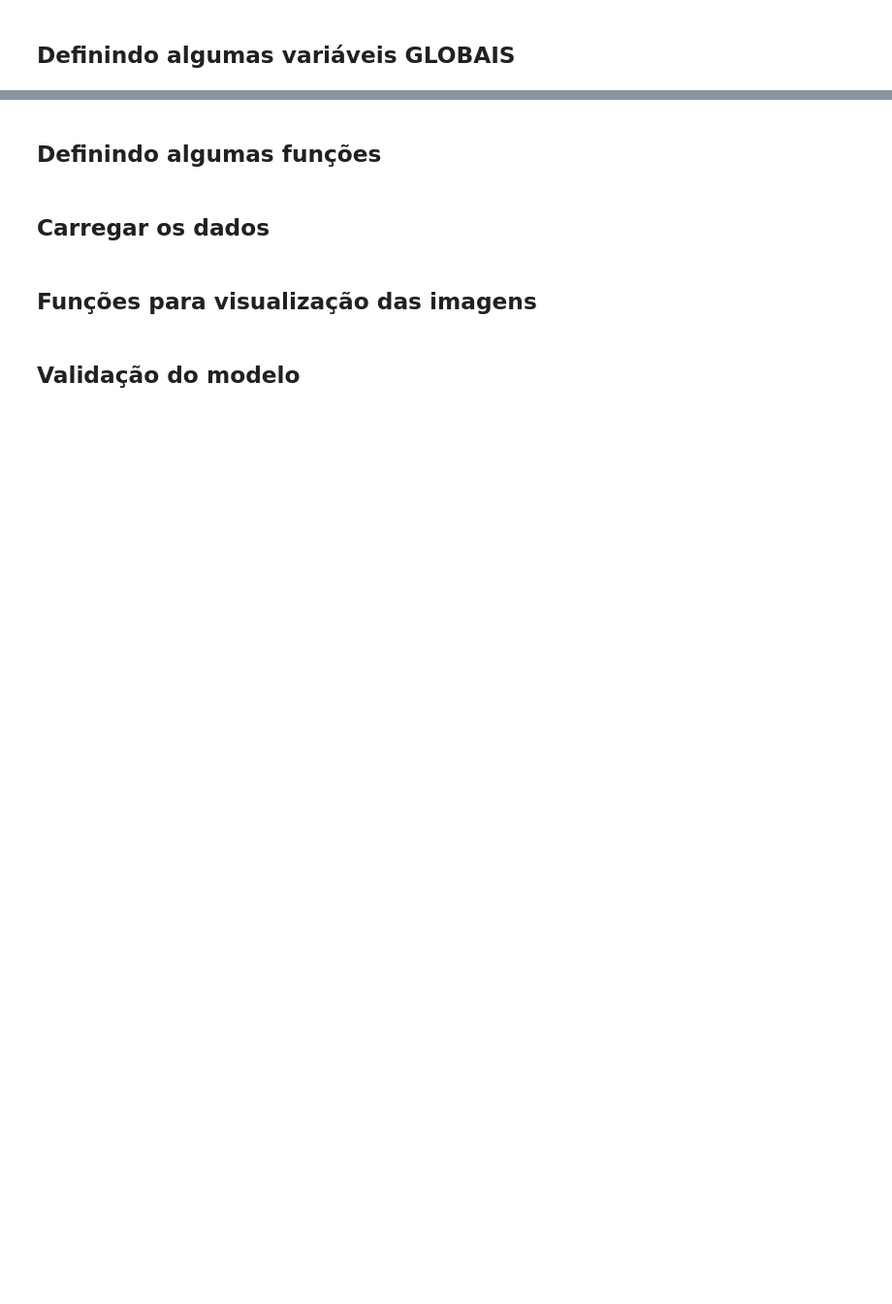
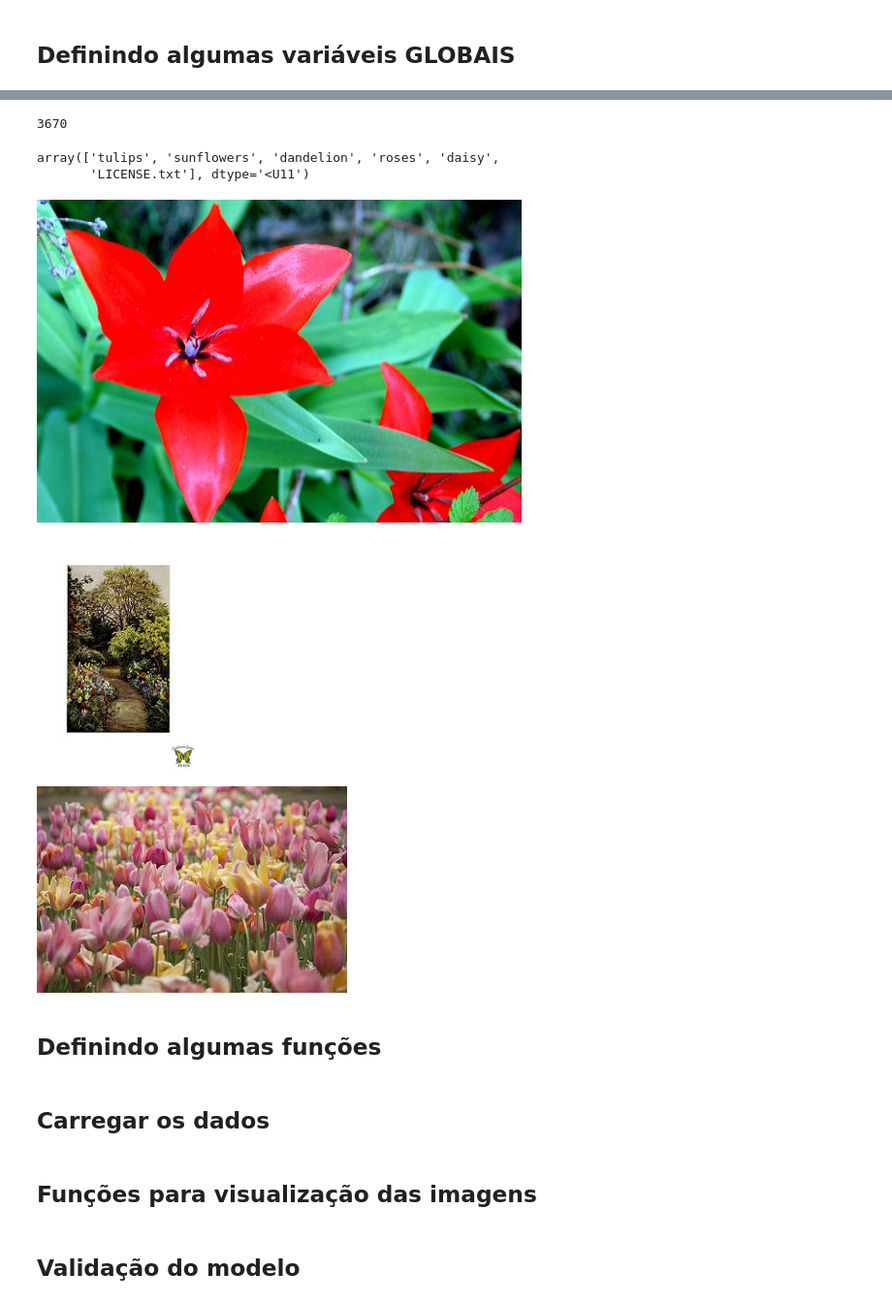
Before and after one commit to RodrigoLima82/bootcamp_igti_machine_learning, a Jupyter notebook: Modulo_04/Desafio/Desafio_04_Flowers.ipynb, the cells around one changed output, grey strips where cells are left out. Shown at 97% size. Drawn from its saved outputs; the diff is of its cells as text; code cells hidden in the pictures; blank space fills up the shorter version.

```diff
--- a/Modulo_04/Desafio/Desafio_04_Flowers.ipynb
+++ b/Modulo_04/Desafio/Desafio_04_Flowers.ipynb
@@ -114,0 +98,4 @@ if not VALIDATION:
+# %%
+import pathlib
+data_dir = tf.keras.utils.get_file(origin='https://storage.googleapis.com/download.tensorflow.org/example_images/flower_photos.tgz', fname='flower_photos', untar=True)
+data_dir = pathlib.Path(data_dir)
@@ -114,0 +105,24 @@ if not VALIDATION:
+# %%
+image_count = len(list(data_dir.glob('*/*.jpg')))
+image_count
+# %% [output]
+3670
+# %%
+CLASS_NAMES = np.array([item.name for item in data_dir.glob('*') if item.name != "LICENCE.txt"])
+CLASS_NAMES
+# %% [output]
+array(['tulips', 'sunflowers', 'dandelion', 'roses', 'daisy',
+       'LICENSE.txt'], dtype='<U11')
+# %%
+tulips     = list(data_dir.glob('tulips/*'))
+sunflowers = list(data_dir.glob('sunflowers/*'))
+dandelion  = list(data_dir.glob('dandelion/*'))
+roses      = list(data_dir.glob('roses/*'))
+daisy      = list(data_dir.glob('daisy/*'))
+
+for image_path in tulips[:3]:
+  display.display(Image.open(str(image_path)))
+# %% [output]
+[figure, added]
+[figure, added]
+[figure, added]
```
Also changed, not shown: parts of 12 cells of this notebook.
